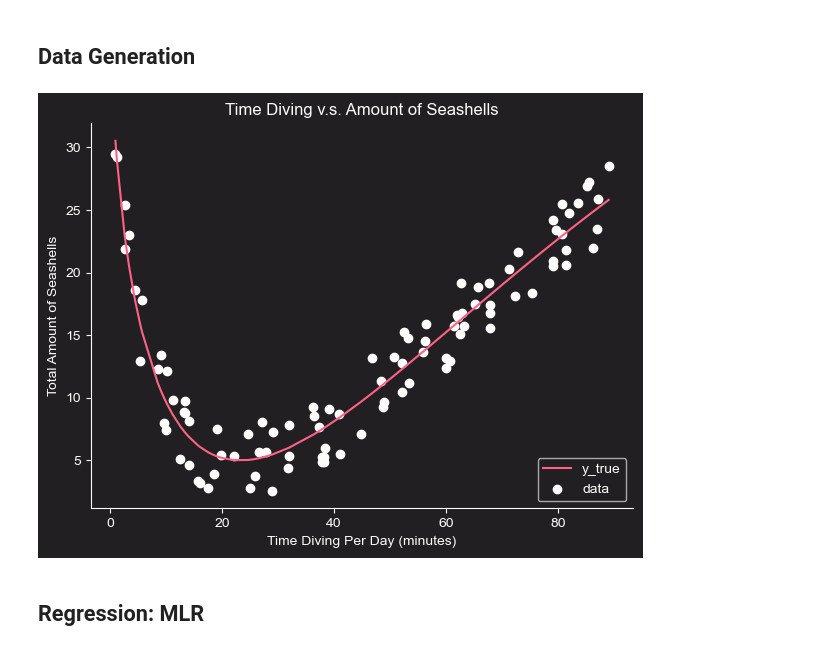
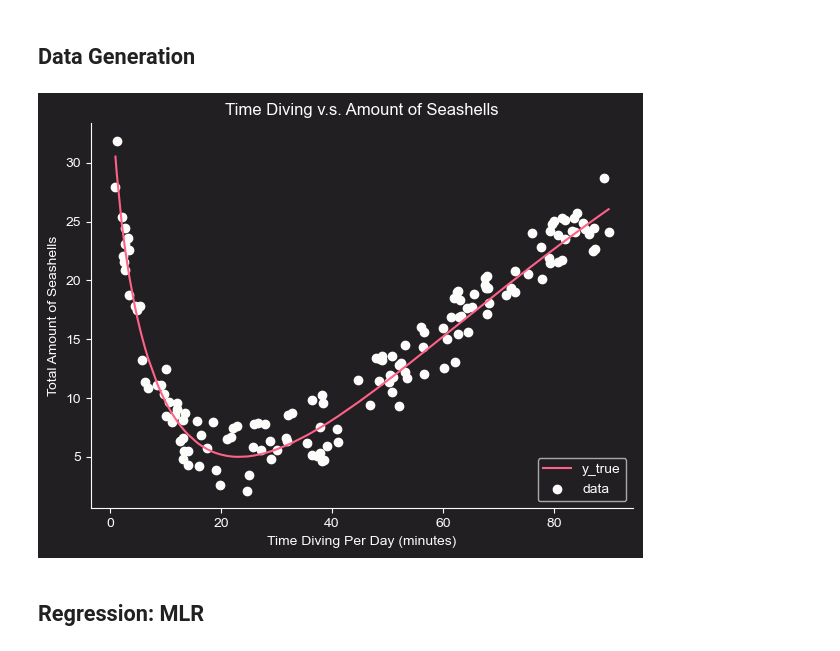
Before and after one commit to jakecreate/machine-learning-from-scratch, a Jupyter notebook: fundamentals_machine_learning.ipynb, the cells around one changed output. Drawn from its saved outputs; the diff is of its cells as text; code cells hidden in the pictures.

```diff
--- a/fundamentals_machine_learning.ipynb
+++ b/fundamentals_machine_learning.ipynb
@@ -36,26 +36,26 @@ plt.rcParams['ytick.color'] = c_['white']
 ## Data Generation
 # %%
 np.random.seed(1)
-n_samples = 100
+n_samples = 150
 
 # sample data
 x = np.sort(np.random.uniform(low=1, high=90, size=n_samples))
 noise = np.random.uniform(low=-3, high=3, size=n_samples)
 y_true = -20*np.sin(x**(1/3) + 5) + 25
 y = y_true + noise
 
 # graph of data
 fig, ax = plt.subplots(figsize=(7,5))
 ax.plot(x, y_true, c=c_['red'], label='y_true')
 ax.scatter(x, y, c=c_['white'], label='data')
 ax.spines[['top', 'right']].set_visible(False)
 ax.spines[['bottom', 'left']].set_color(c_['white'])
 ax.set_title('Time Diving v.s. Amount of Seashells')
 ax.set_xlabel('Time Diving Per Day (minutes)')
 ax.set_ylabel('Total Amount of Seashells')
 ax.legend(loc='lower right');
 # %% [output]
-[figure, old version]
+[figure, new version]
 # %% [markdown]
 ## Regression: MLR
 # %% [markdown]
```
Also changed, not shown: parts of 10 cells of this notebook.
